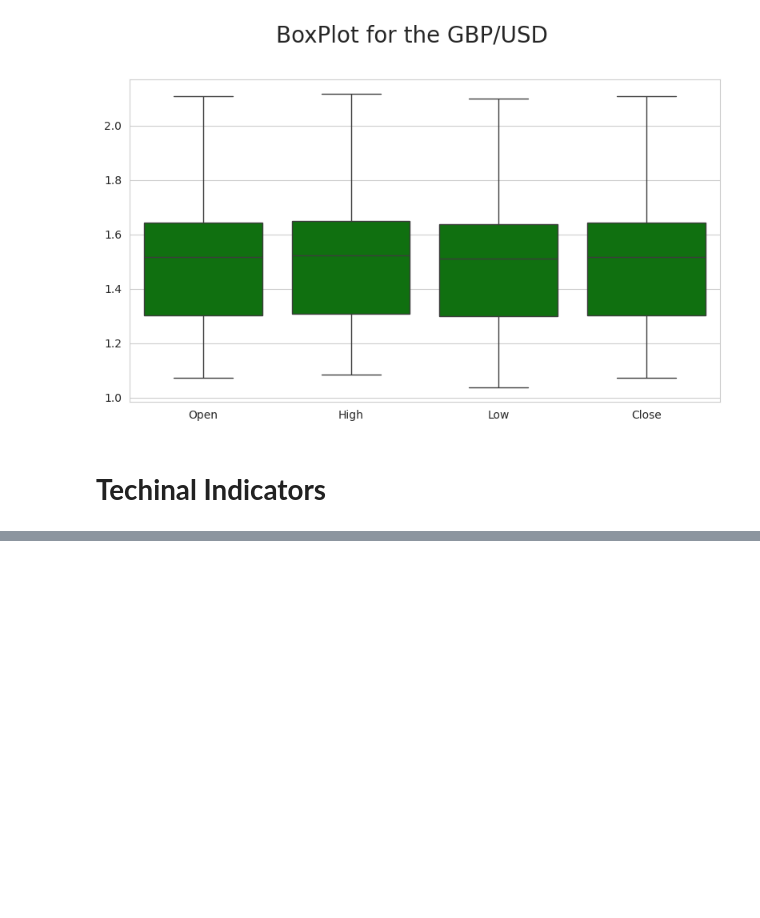
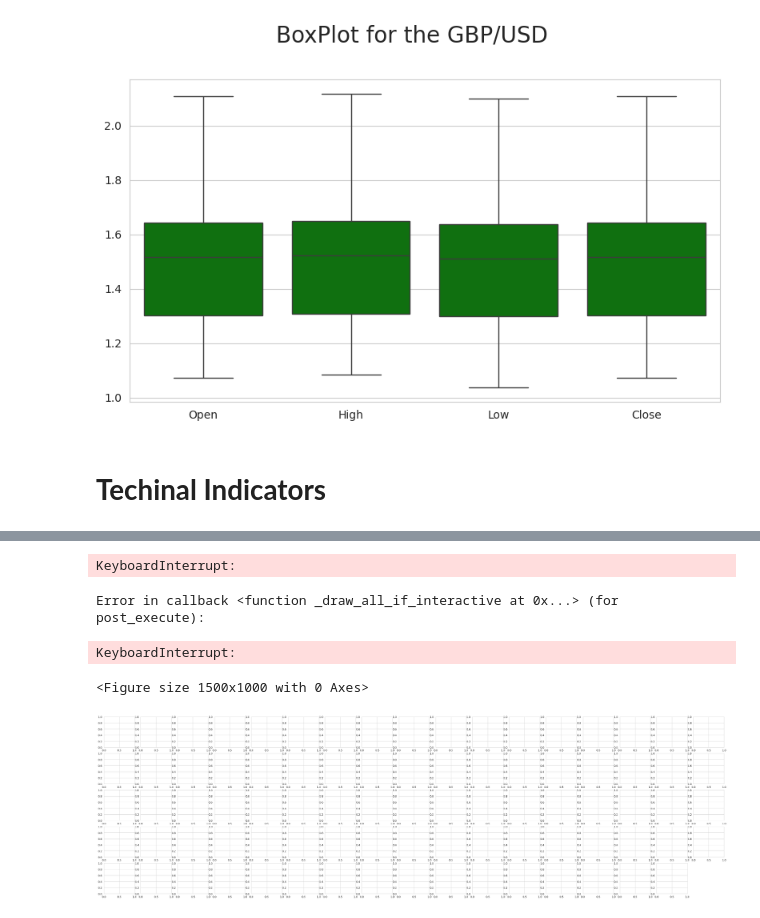
Before and after one commit to kashir123/GBPUSD-final-project, a Jupyter notebook: GBPUSD_price_prediction.ipynb, the cells around one changed output, grey strips where cells are left out. Cells and saved outputs as stored; diff of their text form; code cells hidden in the pictures; blank space fills up the shorter version.

```diff
--- a/GBPUSD_price_prediction.ipynb
+++ b/GBPUSD_price_prediction.ipynb
@@ -447,0 +511,12 @@ fig.show("svg")
+# %%
+# make the pairplot to understand the relation between features
+
+plt.figure(figsize=(15,10))
+sns.pairplot(data_cleaned, diag_kind="kde", palette="coolwarm", height=2.5)
+plt.show()
+# %% [output]
+KeyboardInterrupt:
+Error in callback <function _draw_all_if_interactive at 0x...> (for post_execute):
+KeyboardInterrupt:
+<Figure size 1500x1000 with 0 Axes>
+[figure, added]
```
Also changed, not shown: parts of 26 cells of this notebook.
